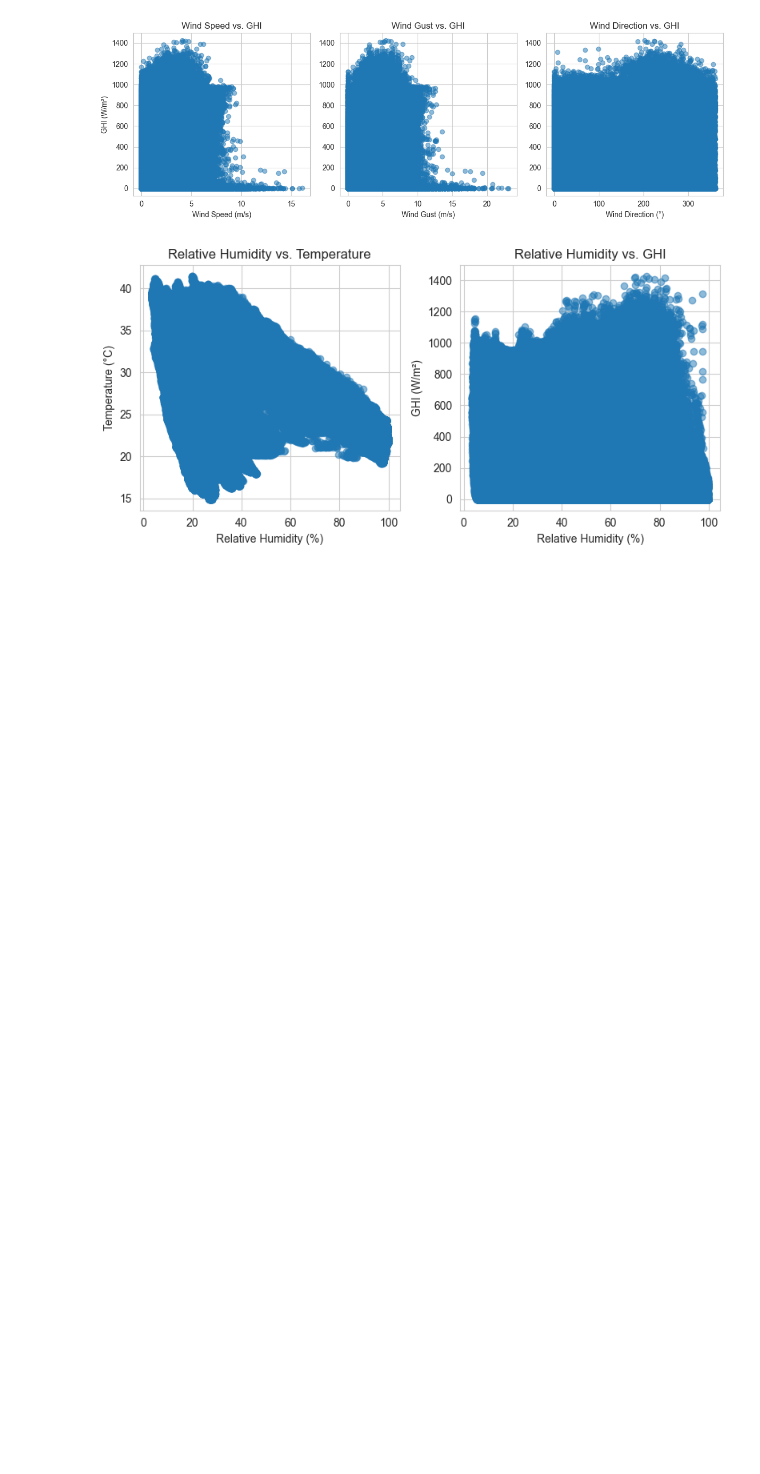
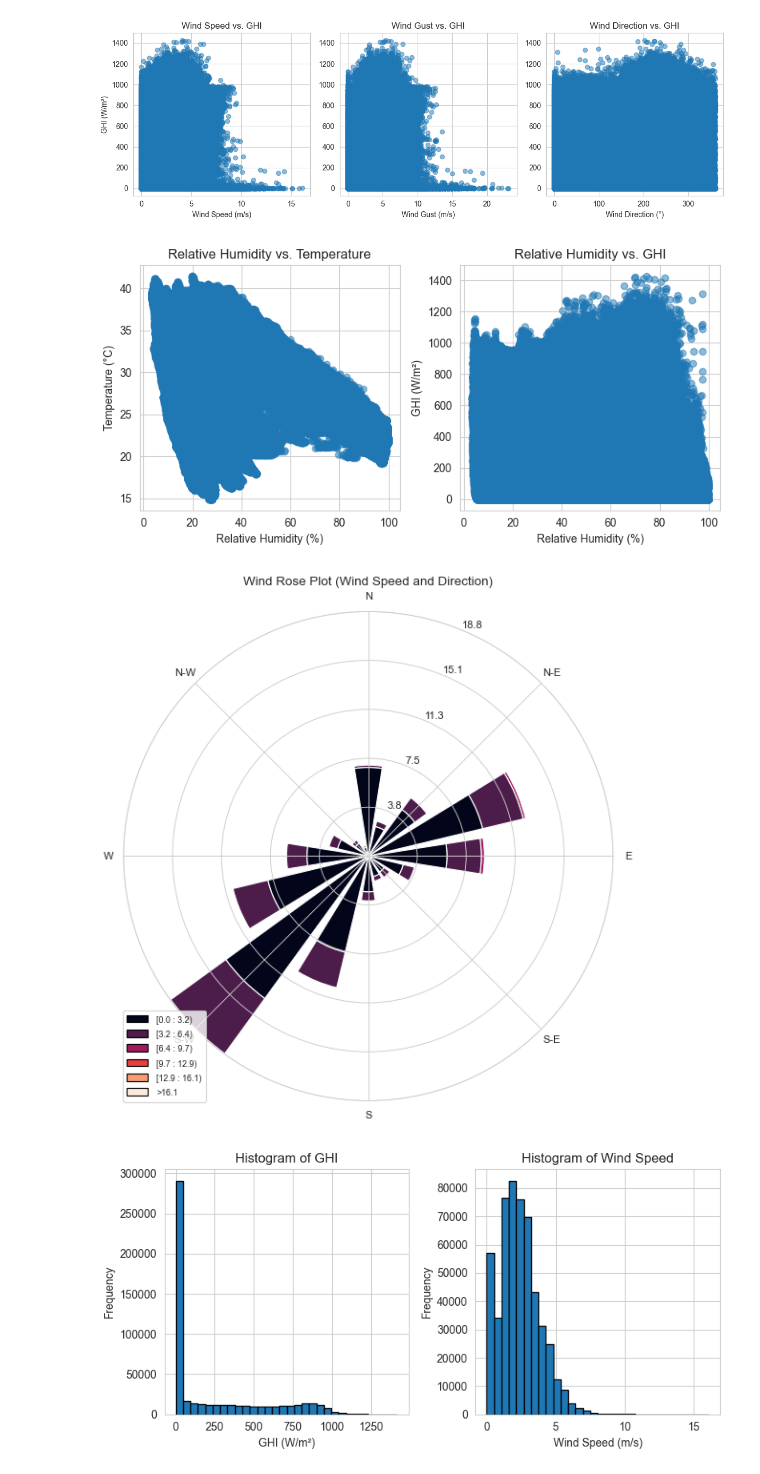
Before and after one commit to Mamembeshir/solar-challenge-week1, a Jupyter notebook: src/notebooks/eda_togo.ipynb, the cells around one changed output. Cells and saved outputs as stored; diff of their text form; code cells hidden in the pictures; blank space fills up the shorter version.

```diff
--- a/src/notebooks/eda_togo.ipynb
+++ b/src/notebooks/eda_togo.ipynb
@@ -294,0 +297,25 @@ plt.show()
+# %%
+# Wind rose plot
+ax = WindroseAxes.from_ax()
+ax.bar(df['WD'], df['WS'], normed=True, opening=0.8, edgecolor='white')
+ax.set_legend()
+plt.title('Wind Rose Plot (Wind Speed and Direction)')
+plt.show()
+
+# Histograms for GHI and WS
+plt.figure(figsize=(8, 4))
+plt.subplot(1, 2, 1)
+plt.hist(df['GHI'], bins=30, edgecolor='black')
+plt.title('Histogram of GHI')
+plt.xlabel('GHI (W/m²)')
+plt.ylabel('Frequency')
+plt.subplot(1, 2, 2)
+plt.hist(df['WS'], bins=30, edgecolor='black')
+plt.title('Histogram of Wind Speed')
+plt.xlabel('Wind Speed (m/s)')
+plt.ylabel('Frequency')
+plt.tight_layout()
+plt.show()
+# %% [output]
+[figure, added]
+[figure, added]
```
Also changed, not shown: parts of 7 cells of this notebook.
